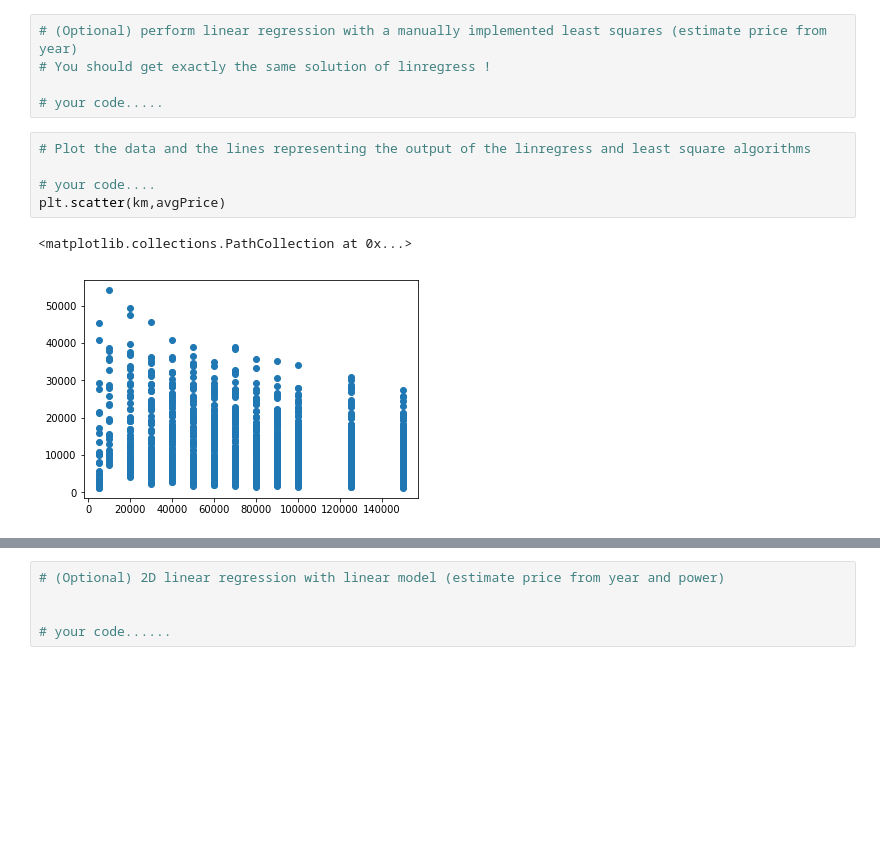
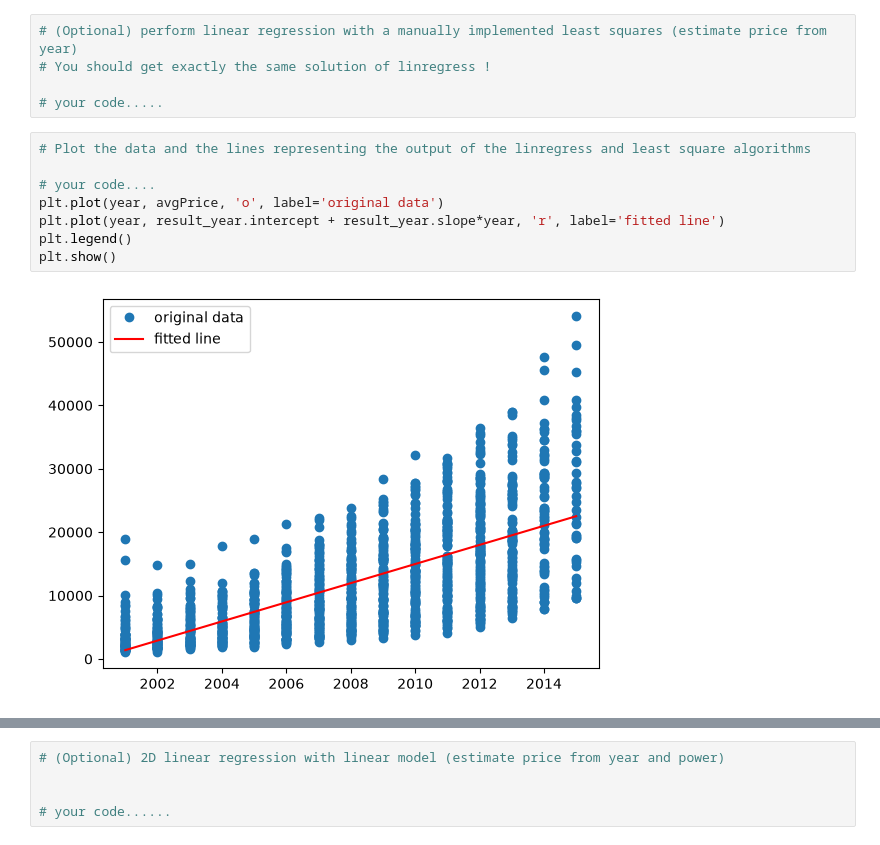
Before and after one commit to garelliloris/MachineLearning26-27, a Jupyter notebook: Lab 0 Intro to Python-20261020/Lab 0 assignment.ipynb, the cells around one changed output, grey strips where cells are left out. Saved outputs shown, nothing was run; the diff lists cells and outputs as text; blank space fills up the shorter version.

Commit message:
Added graphs for every variable (km,year,power) with linregress and done correlation coefficients

```diff
--- a/Lab 0 Intro to Python-20261020/Lab 0 assignment.ipynb
+++ b/Lab 0 Intro to Python-20261020/Lab 0 assignment.ipynb
@@ -91,11 +90,13 @@ print (result_power.intercept)
 # %%
 # Plot the data and the lines representing the output of the linregress and least square algorithms
 
 # your code....
-plt.scatter(km,avgPrice)
+plt.plot(year, avgPrice, 'o', label='original data')
+plt.plot(year, result_year.intercept + result_year.slope*year, 'r', label='fitted line')
+plt.legend()
+plt.show()
 # %% [output]
-<matplotlib.collections.PathCollection at 0x...>
-[figure, old version]
+[figure, new version]
 # %%
 # linear regression with linregress (estimate price from power)
 
```
Also changed, not shown: parts of 5 cells of this notebook.
